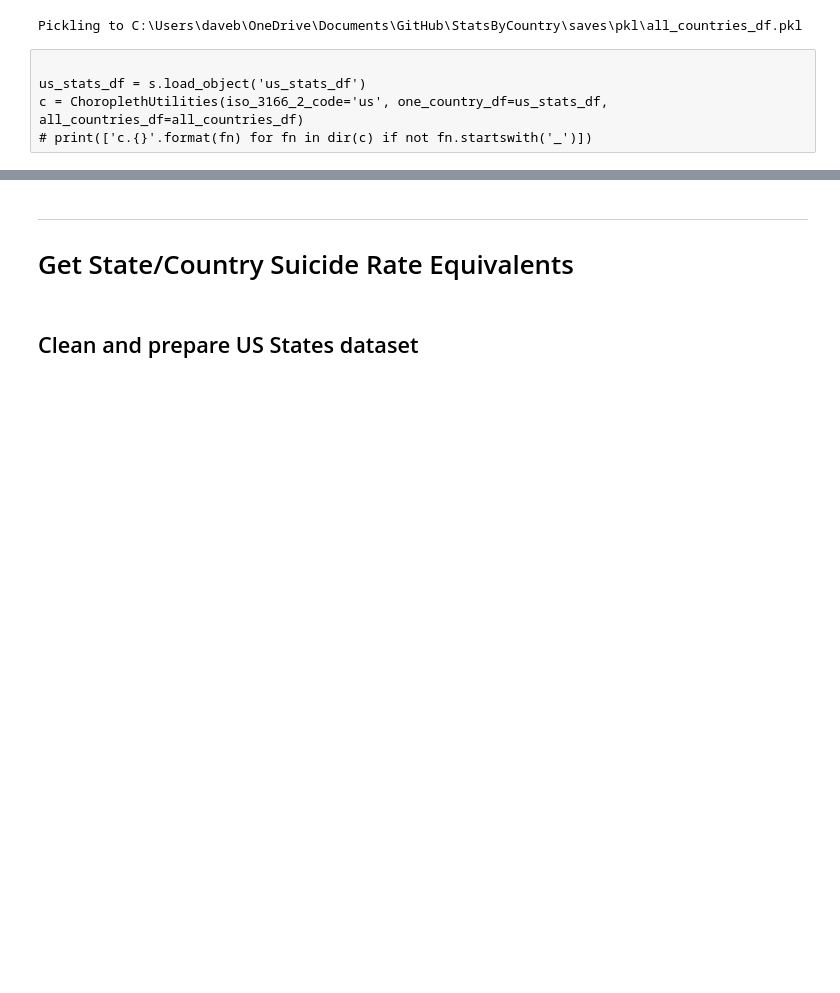
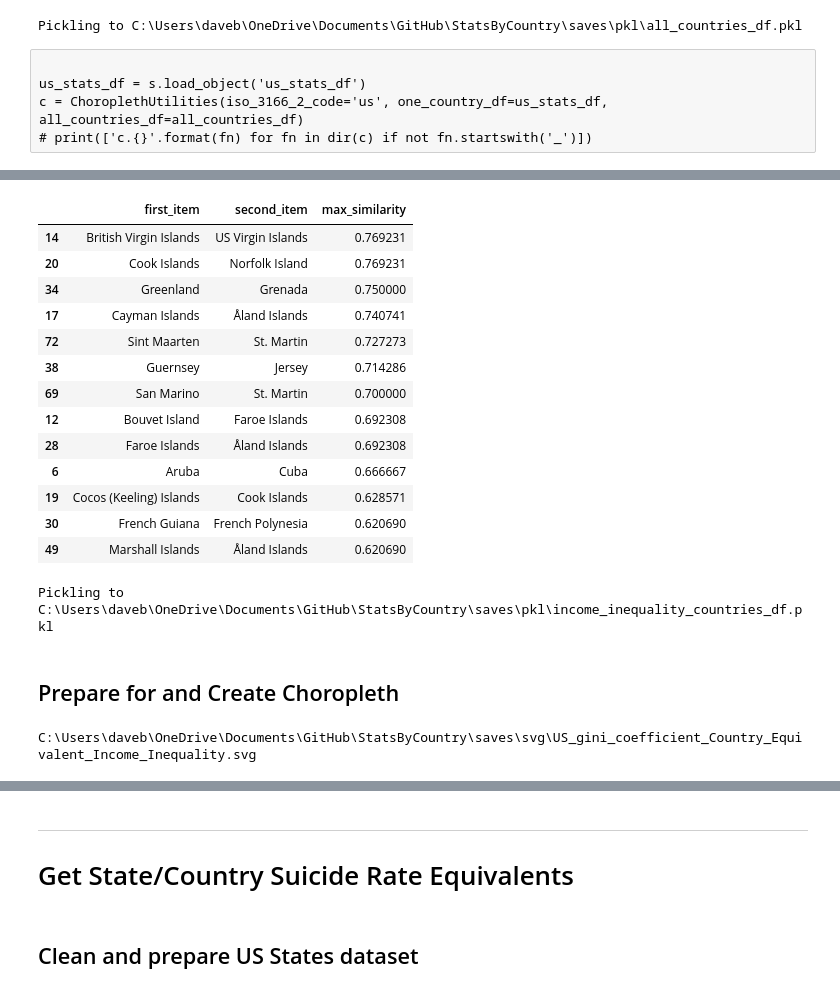
Before and after one commit to dbabbitt/StatsByCountry, a Jupyter notebook: ipynb/US State Stats.ipynb, the cells around one changed output, grey strips where cells are left out. Drawn from its saved outputs; the diff is of its cells as text; code cells hidden in the pictures; blank space fills up the shorter version.

```diff
--- a/ipynb/US State Stats.ipynb
+++ b/ipynb/US State Stats.ipynb
@@ -38,0 +53,11 @@ c = ChoroplethUtilities(iso_3166_2_code='us', one_country_df=us_stats_df, all_co
+# %%
+
+us_states_df = tables_list[0].copy()
+# print(us_states_df.columns.tolist())
+us_states_df.columns = ['state_name', 'gini_coefficient']
+for cn in ['gini_coefficient']:
+    us_states_df[cn] = us_states_df[cn].map(lambda x: re.sub(r'[^0-9\.]+', '', str(x)))
+    us_states_df[cn] = pd.to_numeric(us_states_df[cn], errors='coerce', downcast='float')
+mask_series = us_states_df.state_name.isnull()
+us_states_df = us_states_df[~mask_series]
+us_states_df.sample(5).T
@@ -38,0 +118,36 @@ c = ChoroplethUtilities(iso_3166_2_code='us', one_country_df=us_stats_df, all_co
+# %%
+
+# Remove country duplicates and misspellings
+countries_df.country_name = countries_df.country_name.map(lambda x: ssu.country_name_dict.get(x, x))
+countries_list = sorted(set(countries_df.country_name).symmetric_difference(set(all_countries_df.country_name)))
+doubles_df = ssu.check_4_doubles(countries_list)
+mask_series = (doubles_df.max_similarity > 0.6)
+columns_list = ['first_item', 'second_item', 'max_similarity']
+if doubles_df[mask_series].shape[0]:
+    display(doubles_df[mask_series][columns_list].sort_values('max_similarity', ascending=False))
+mask_series = countries_df.duplicated(subset=['country_name'], keep=False)
+if countries_df[mask_series].shape[0]:
+    display(countries_df[mask_series])
+# %% [output]
+|  | first_item | second_item | max_similarity |
+| 14 | British Virgin Islands | US Virgin Islands | 0.769231 |
+| 20 | Cook Islands | Norfolk Island | 0.769231 |
+| 34 | Greenland | Grenada | 0.750000 |
+| 17 | Cayman Islands | Åland Islands | 0.740741 |
+| 72 | Sint Maarten | St. Martin | 0.727273 |
+| 38 | Guernsey | Jersey | 0.714286 |
+| 69 | San Marino | St. Martin | 0.700000 |
+| 12 | Bouvet Island | Faroe Islands | 0.692308 |
+| 28 | Faroe Islands | Åland Islands | 0.692308 |
+| 6 | Aruba | Cuba | 0.666667 |
+| 19 | Cocos (Keeling) Islands | Cook Islands | 0.628571 |
+| 30 | French Guiana | French Polynesia | 0.620690 |
+| 49 | Marshall Islands | Åland Islands | 0.620690 |
+# %%
+
+s.store_objects(income_inequality_countries_df=countries_df)
+# %% [output]
+Pickling to C:\Users\daveb\OneDrive\Documents\GitHub\StatsByCountry\saves\pkl\income_inequality_countries_df.pkl
+# %% [markdown]
+
+## Prepare for and Create Choropleth
@@ -38,0 +170,10 @@ c = ChoroplethUtilities(iso_3166_2_code='us', one_country_df=us_stats_df, all_co
+# %%
+
+c = ChoroplethUtilities(iso_3166_2_code='us', one_country_df=ssu.us_stats_df, all_countries_df=all_countries_df)
+c.create_label_line_file()
+svg_file_path = c.create_country_colored_labeled_map(
+    numeric_column_name=states_target_column_name, string_column_name=equivalence_column_name,
+    one_country_df=ssu.us_stats_df, cmap='summer')
+print(os.path.abspath(svg_file_path))
+# %% [output]
+C:\Users\daveb\OneDrive\Documents\GitHub\StatsByCountry\saves\svg\US_gini_coefficient_Country_Equivalent_Income_Inequality.svg
```
Also changed, not shown: parts of 68 cells of this notebook, 18 other files.
